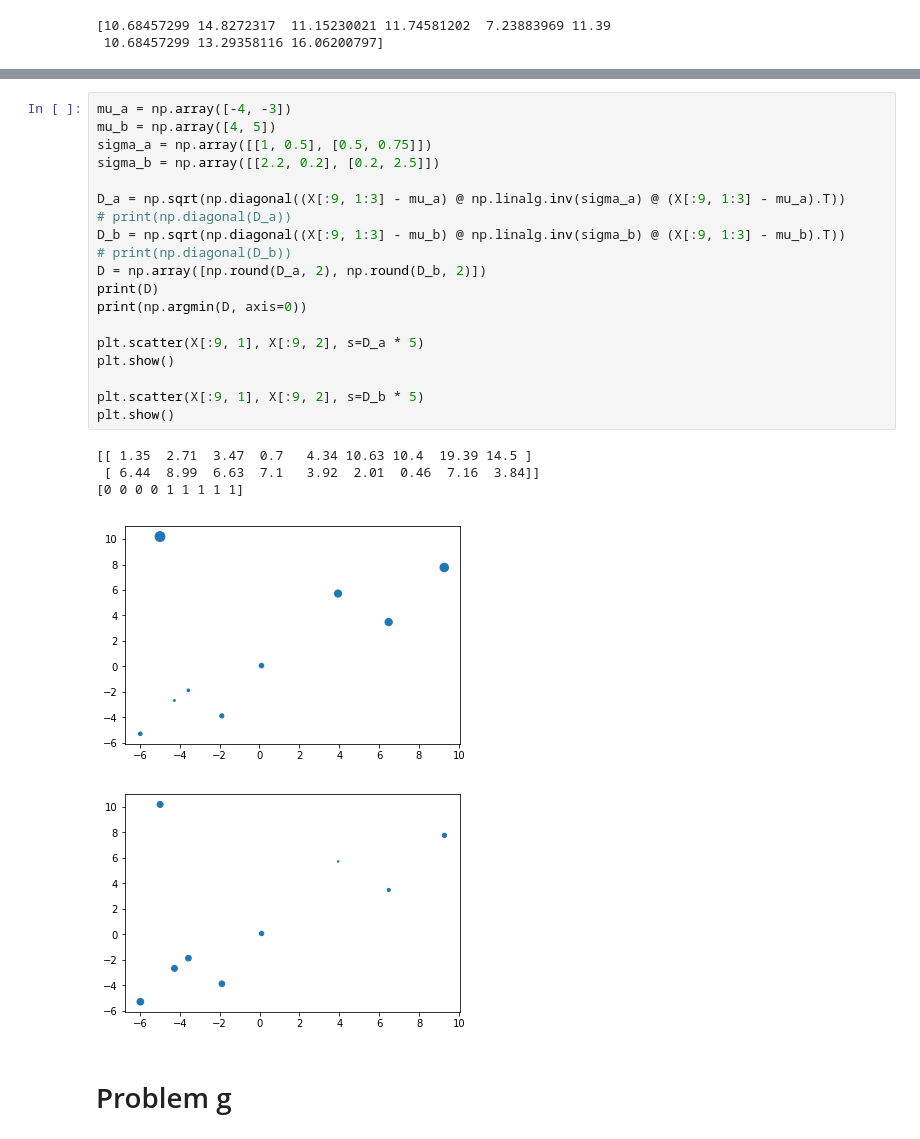
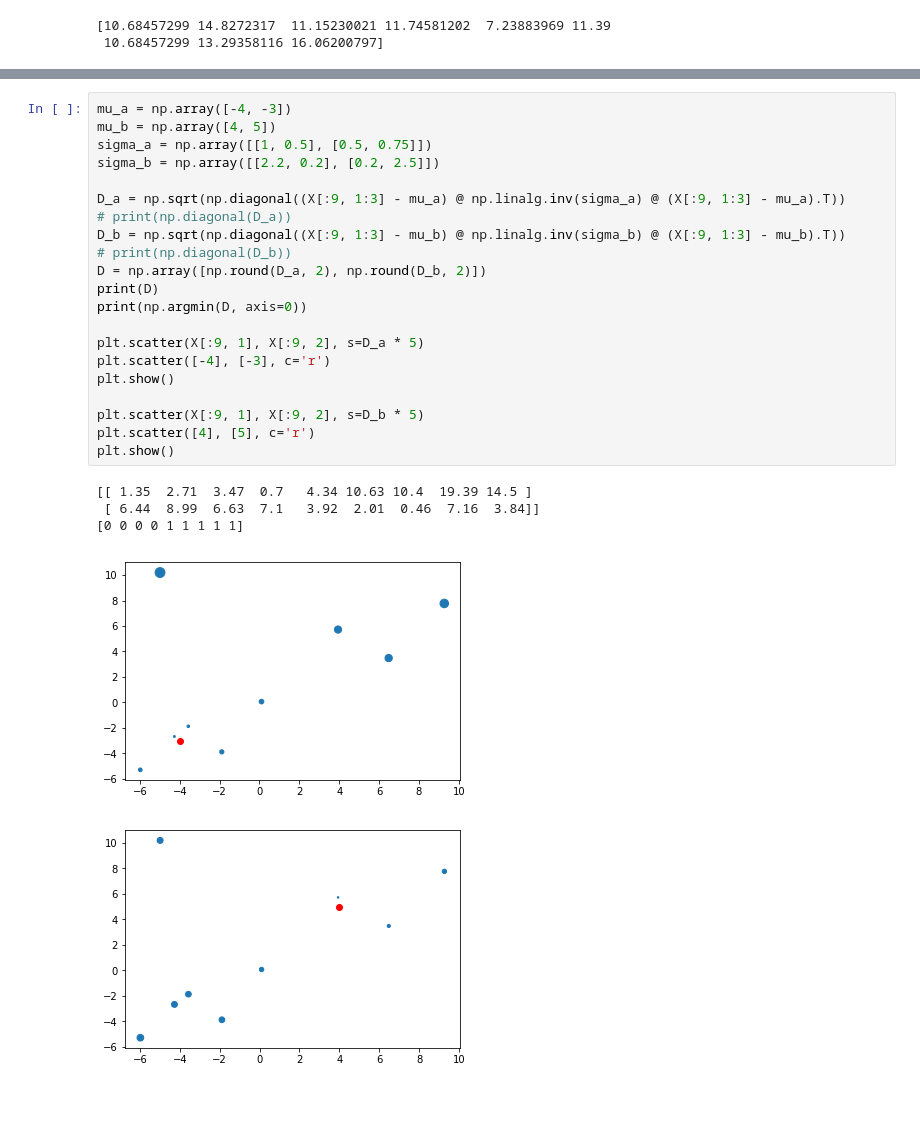
Before and after one commit to envil/algorithmic-data-analysis-uef-2019, a Jupyter notebook: ex7/ex7.ipynb, the cells around one changed output, grey strips where cells are left out. Saved outputs shown, nothing was run; the diff lists cells and outputs as text; blank space fills up the shorter version.

```diff
--- a/ex7/ex7.ipynb
+++ b/ex7/ex7.ipynb
@@ -139,27 +186,27 @@ print(D[:, 5])
 # %%
 mu_a = np.array([-4, -3])
 mu_b = np.array([4, 5])
 sigma_a = np.array([[1, 0.5], [0.5, 0.75]])
 sigma_b = np.array([[2.2, 0.2], [0.2, 2.5]])
 
 D_a = np.sqrt(np.diagonal((X[:9, 1:3] - mu_a) @ np.linalg.inv(sigma_a) @ (X[:9, 1:3] - mu_a).T))
 # print(np.diagonal(D_a))
 D_b = np.sqrt(np.diagonal((X[:9, 1:3] - mu_b) @ np.linalg.inv(sigma_b) @ (X[:9, 1:3] - mu_b).T))
 # print(np.diagonal(D_b))
 D = np.array([np.round(D_a, 2), np.round(D_b, 2)])
 print(D)
 print(np.argmin(D, axis=0))
 
 plt.scatter(X[:9, 1], X[:9, 2], s=D_a * 5)
+plt.scatter([-4], [-3], c='r')
 plt.show()
 
 plt.scatter(X[:9, 1], X[:9, 2], s=D_b * 5)
+plt.scatter([4], [5], c='r')
 plt.show()
 # %% [output]
 [[ 1.35  2.71  3.47  0.7   4.34 10.63 10.4  19.39 14.5 ]
  [ 6.44  8.99  6.63  7.1   3.92  2.01  0.46  7.16  3.84]]
 [0 0 0 0 1 1 1 1 1]
-[figure, old version]
+[figure, new version]
-[figure, old version]
+[figure, new version]
-# %% [markdown]
-# Problem g
```
Also changed, not shown: parts of 18 cells of this notebook.
